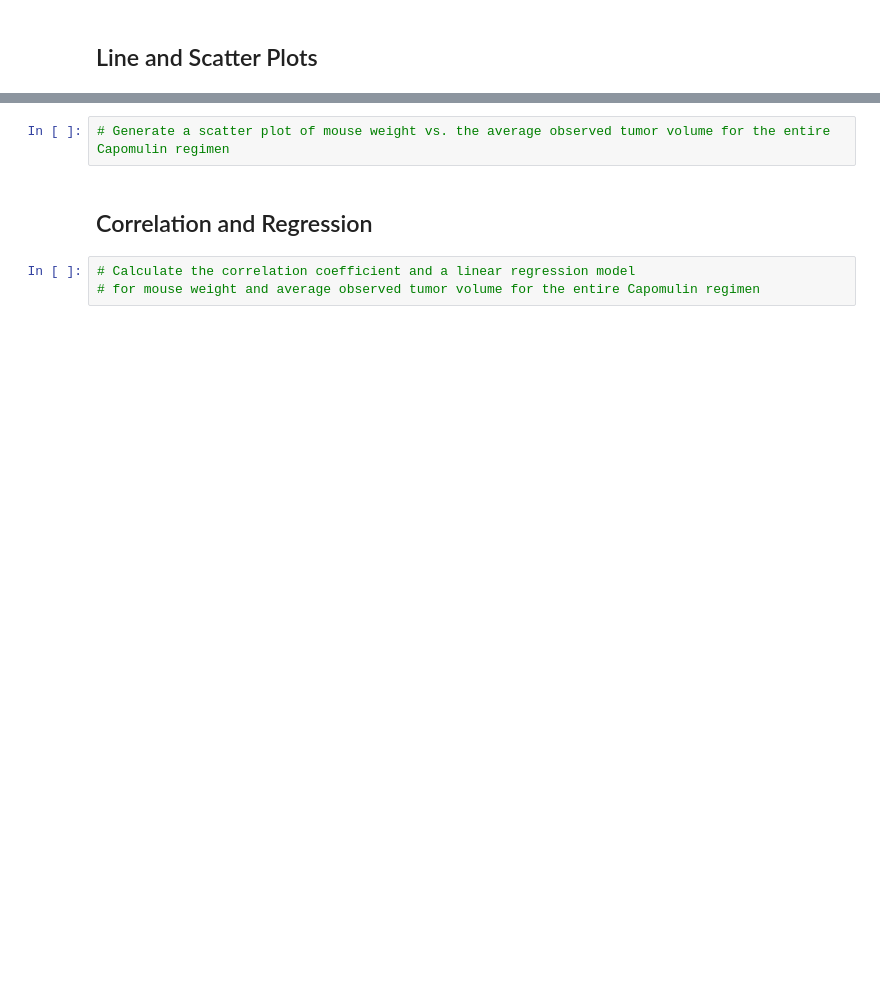
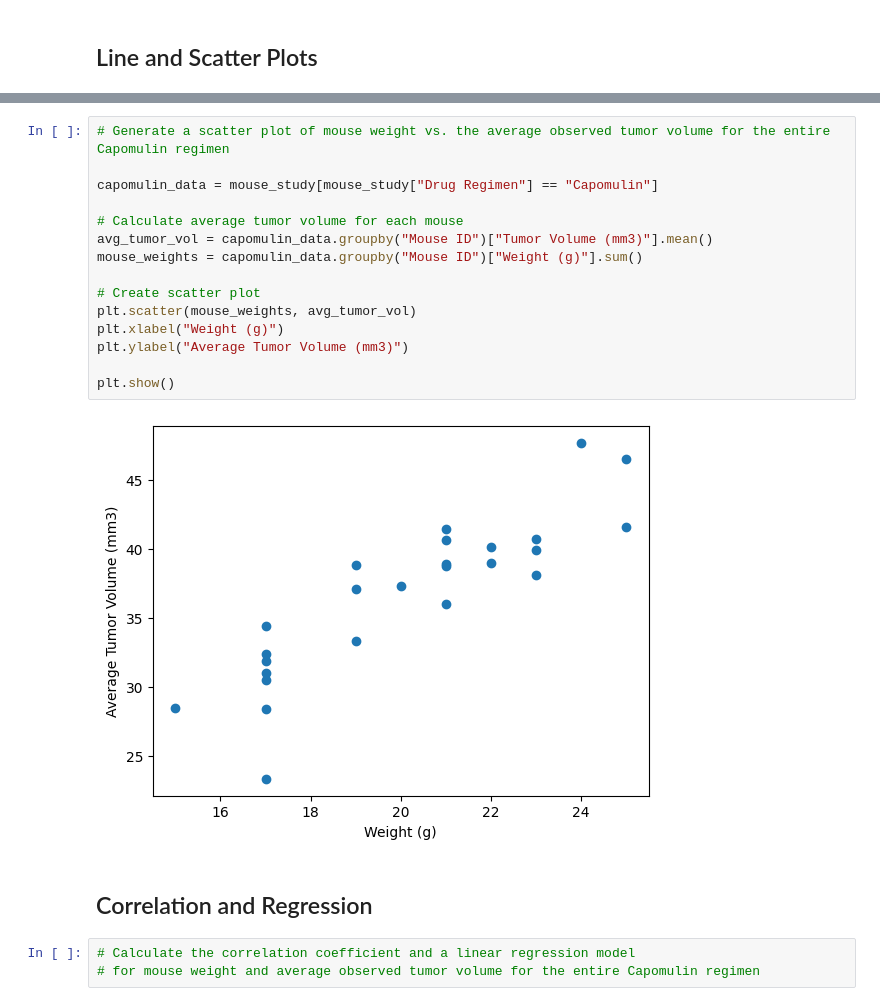
Before and after one commit to renzsupnet/pymaceuticals, a Jupyter notebook: pymaceuticals.ipynb, the cells around one changed output, grey strips where cells are left out. Saved outputs shown, nothing was run; the diff lists cells and outputs as text; blank space fills up the shorter version.

```diff
--- a/pymaceuticals.ipynb
+++ b/pymaceuticals.ipynb
@@ -219,5 +238,20 @@ iqr = upperq-lowerq
-# %%
-# Generate a scatter plot of mouse weight vs. the average observed tumor volume for the entire Capomulin regimen
+# %%
+# Generate a scatter plot of mouse weight vs. the average observed tumor volume for the entire Capomulin regimen
+
+capomulin_data = mouse_study[mouse_study["Drug Regimen"] == "Capomulin"]
+
+# Calculate average tumor volume for each mouse
+avg_tumor_vol = capomulin_data.groupby("Mouse ID")["Tumor Volume (mm3)"].mean()
+mouse_weights = capomulin_data.groupby("Mouse ID")["Weight (g)"].sum()
+
+# Create scatter plot
+plt.scatter(mouse_weights, avg_tumor_vol)
+plt.xlabel("Weight (g)")
+plt.ylabel("Average Tumor Volume (mm3)")
+
+plt.show()
+# %% [output]
+[figure, added]
 # %% [markdown]
 ## Correlation and Regression
 # %%
```
Also changed, not shown: parts of 3 cells of this notebook.
